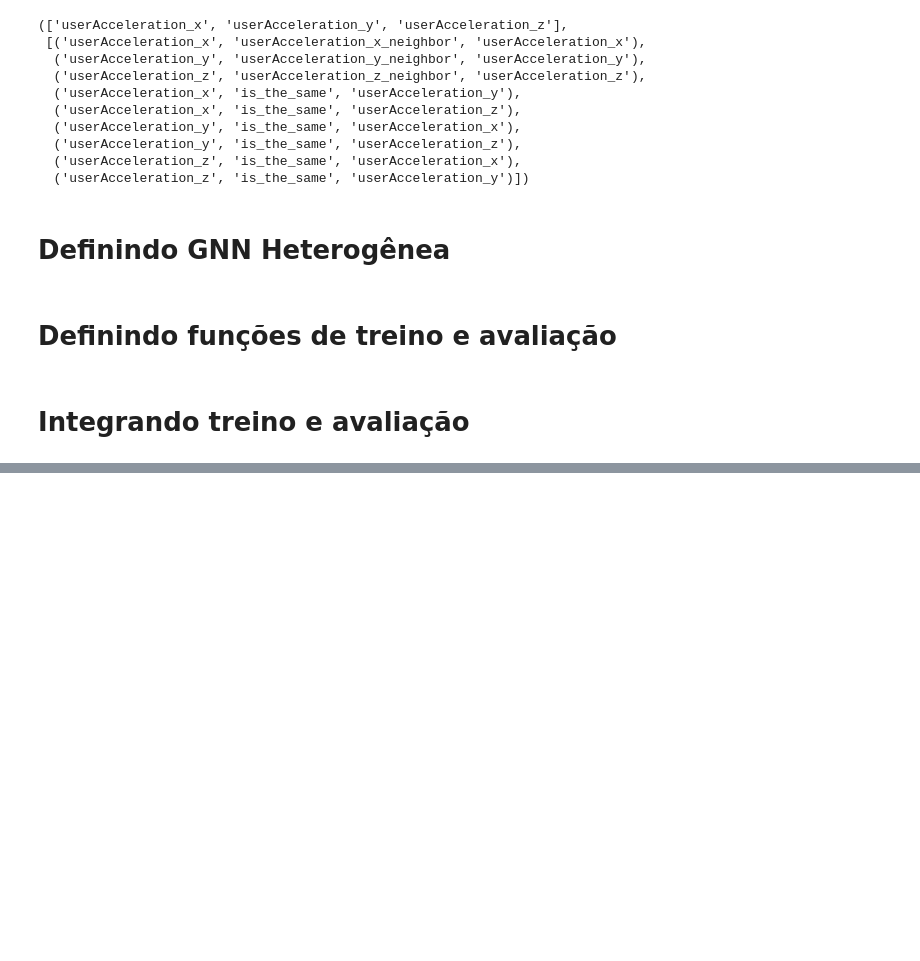
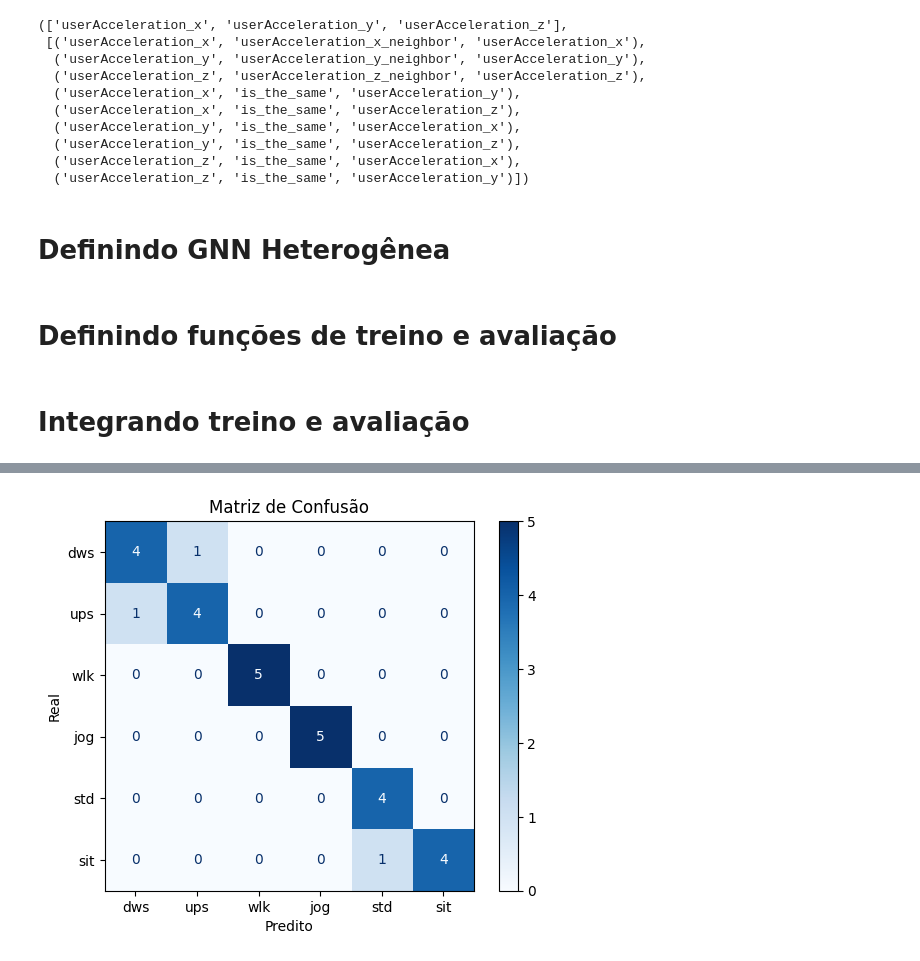
Before and after one commit to kenzosakiyama/scc5977-series-temporais, a Jupyter notebook: classif_multivar_gnn_minirocket.ipynb, the cells around one changed output, grey strips where cells are left out. Drawn from its saved outputs; the diff is of its cells as text; code cells hidden in the pictures; blank space fills up the shorter version.

```diff
--- a/classif_multivar_gnn_minirocket.ipynb
+++ b/classif_multivar_gnn_minirocket.ipynb
@@ -325,7 +325,7 @@ def test(model: nn.Module,
     metrics = {'accuracy': acc,
                'macro_f1': f1}
 
-    return float(loss), metrics
+    return float(loss), metrics, pred.numpy()
 # %% [markdown]
 # Integrando treino e avaliação
 # %%
@@ -426,0 +432,6 @@ Multivar
+# %%
+LABELS = ["dws","ups", "wlk", "jog", "std", "sit"]
+# %%
+# gerando um holdout simples para a última avaliação
+X_sequential = np.arange(len(y))
+X_train, X_test, y_train, y_test = train_test_split(X_sequential, y, test_size=0.2, random_state=SEED, stratify=y)
@@ -426,0 +443,25 @@ Multivar
+# %%
+model = HeterogeneousGNN(
+    data,
+    in_channels=data.x_dict[FEATURES[0]].shape[1], # dimensões das features),
+    hidden_channels=32,
+    layers=1, # nao modifica nd
+    dropout=0.5,
+    heads=4,
+    out_channels=n_labels
+)
+
+model.to(device)
+# convertendo labels para tensores
+y_train = torch.LongTensor(y_train)
+y_test = torch.LongTensor(y_test)
+
+optimizer = torch.optim.Adam(model.parameters(), lr=0.001, weight_decay=0.01)
+scheduler = torch.optim.lr_scheduler.OneCycleLR(optimizer, max_lr=0.001, steps_per_epoch=1, epochs=EPOCHS, pct_start=0.1)
+
+# laço de treino
+for epoch in tqdm(range(1, EPOCHS + 1)):
+    train(model, optimizer, scheduler, data, X_train, y_train, device)
+    # if verbose: print(f'- Epoch {epoch} metrics: {metrics}')
+
+_, metrics, preds = test(model, data, X_test, y_test, device)
@@ -426,0 +483,11 @@ Multivar
+# %%
+# gerando matriz de confusão
+cm = confusion_matrix(y_test, preds)
+disp = ConfusionMatrixDisplay(confusion_matrix=cm, display_labels=LABELS)
+disp.plot(cmap=plt.cm.Blues,)
+disp.ax_.set_title('Matriz de Confusão')
+disp.ax_.set_xlabel('Predito')
+disp.ax_.set_ylabel('Real')
+plt.savefig('data/figures/gnn_minirocket_conf_mat.pdf', bbox_inches='tight')
+# %% [output]
+[figure, added]
```
Also changed, not shown: parts of 6 cells of this notebook, 3 other files.
